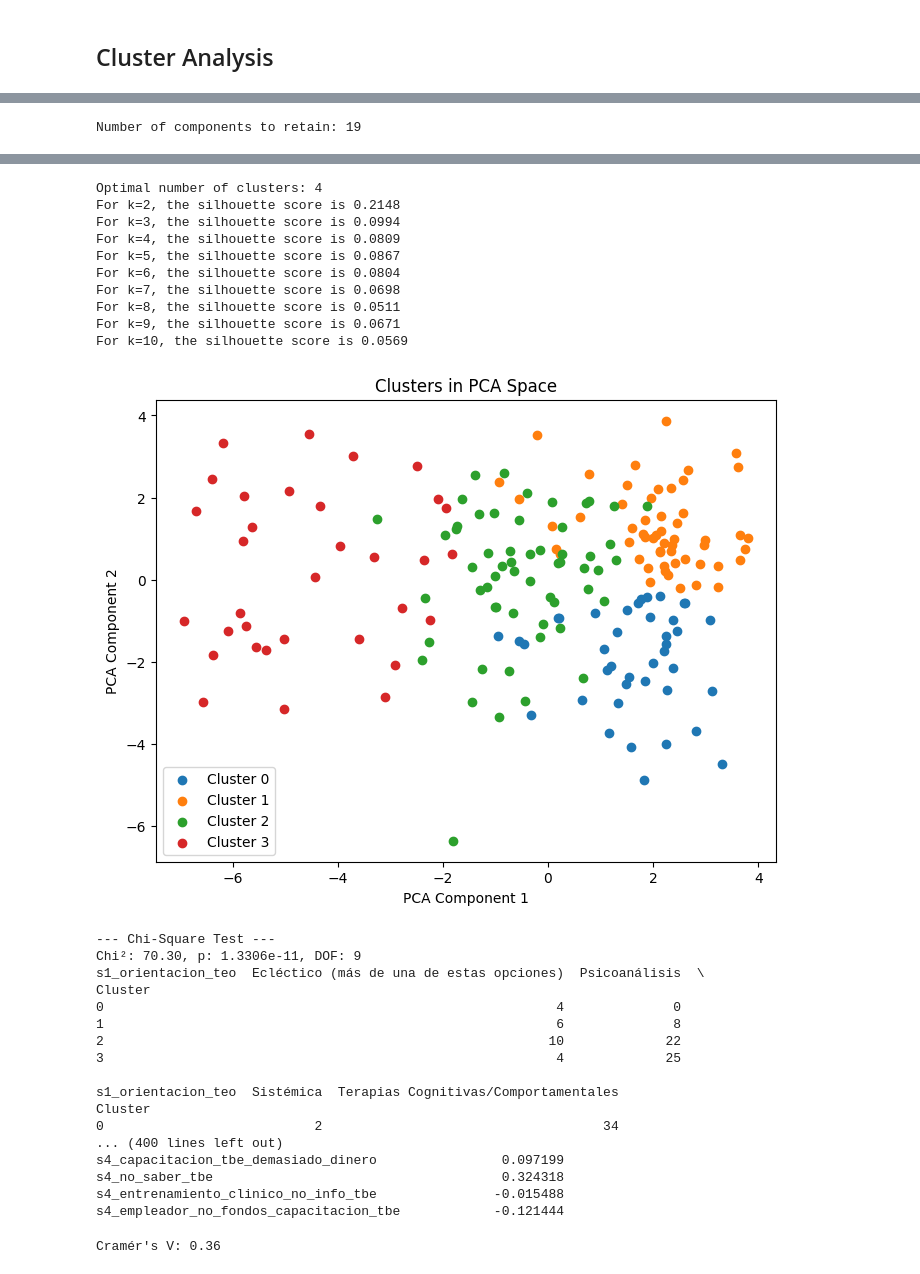
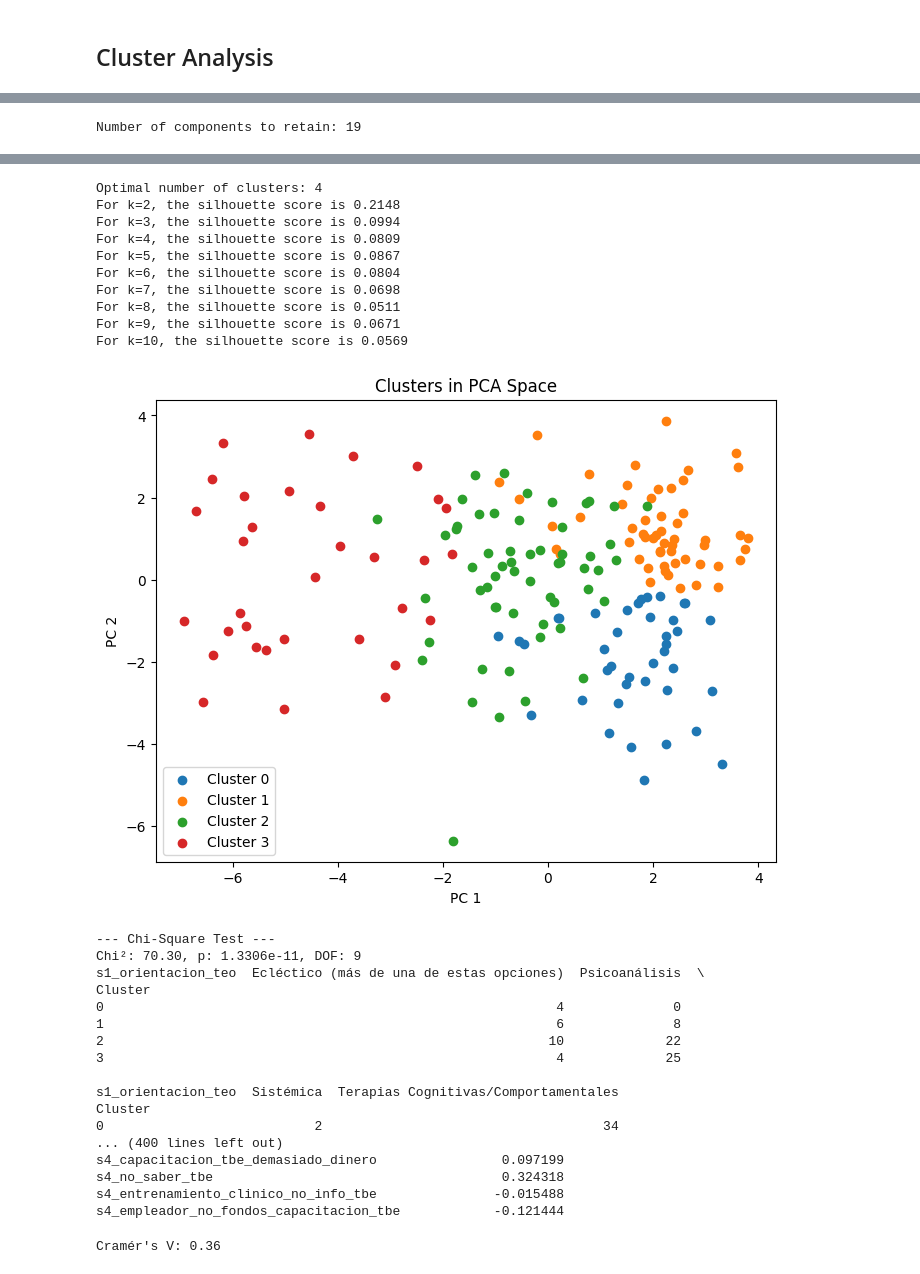
Before and after one commit to Nicobruno92/Psy_ResearchAttitudes, a Jupyter notebook: notebooks/analysis/cluster_analysis.ipynb, the cells around one changed output, grey strips where cells are left out. Cells and saved outputs as stored; diff of their text form; code cells hidden in the pictures.

```diff
--- a/notebooks/analysis/cluster_analysis.ipynb
+++ b/notebooks/analysis/cluster_analysis.ipynb
@@ -83,10 +83,10 @@ np.random.seed(42)
 
 # Standardize the features before PCA
 scaler = StandardScaler()
-features_scaled = scaler.fit_transform(features.astype(np.float32))  # Ensures 32-bit precision for consistency
+features_scaled = scaler.fit_transform(features.astype(np.float32))
 
 # PCA with fixed random state
-pca = PCA(random_state=42, svd_solver="full")  # Use "full" solver for deterministic results
+pca = PCA(random_state=42, svd_solver="full")
 pca_data = pca.fit_transform(features_scaled)
 explained_variance_ratio = pca.explained_variance_ratio_
 cumulative_variance = np.cumsum(explained_variance_ratio)
@@ -154,38 +154,38 @@ for cluster in np.unique(cluster_labels):
                 pca_reduced_data[cluster_labels == cluster, 1],
                 label=f'Cluster {cluster}')
 plt.title('Clusters in PCA Space')
-plt.xlabel('PCA Component 1')
-plt.ylabel('PCA Component 2')
+plt.xlabel('PC 1')
+plt.ylabel('PC 2')
 plt.legend()
 plt.show()
 
 # Chi-Square Test
 cross_tab = pd.crosstab(all_data_clean['Cluster'], all_data_clean['s1_orientacion_teo'])
 chi2, p, dof, expected = chi2_contingency(cross_tab)
 print("\n--- Chi-Square Test ---")
 print(f"Chi²: {chi2:.2f}, p: {p:.4e}, DOF: {dof}")
 print(cross_tab)
 
 # PCA Loadings
 loadings = pd.DataFrame(pca.components_.T, index=features.columns,
                         columns=[f'PC{i+1}' for i in range(n_components)])
 print("\n--- PCA Loadings ---")
 print(loadings)
 # %% [output]
 [figure]
 Number of components to retain: 19
 [figure]
 Optimal number of clusters: 4
 For k=2, the silhouette score is 0.2148
 For k=3, the silhouette score is 0.0994
 For k=4, the silhouette score is 0.0809
 For k=5, the silhouette score is 0.0867
 For k=6, the silhouette score is 0.0804
 For k=7, the silhouette score is 0.0698
 For k=8, the silhouette score is 0.0511
 For k=9, the silhouette score is 0.0671
 For k=10, the silhouette score is 0.0569
-[figure, old version]
+[figure, new version]
 --- Chi-Square Test ---
 Chi²: 70.30, p: 1.3306e-11, DOF: 9
 s1_orientacion_teo  Ecléctico (más de una de estas opciones)  Psicoanálisis  \
```
Also changed, not shown: parts of 2 cells of this notebook.
